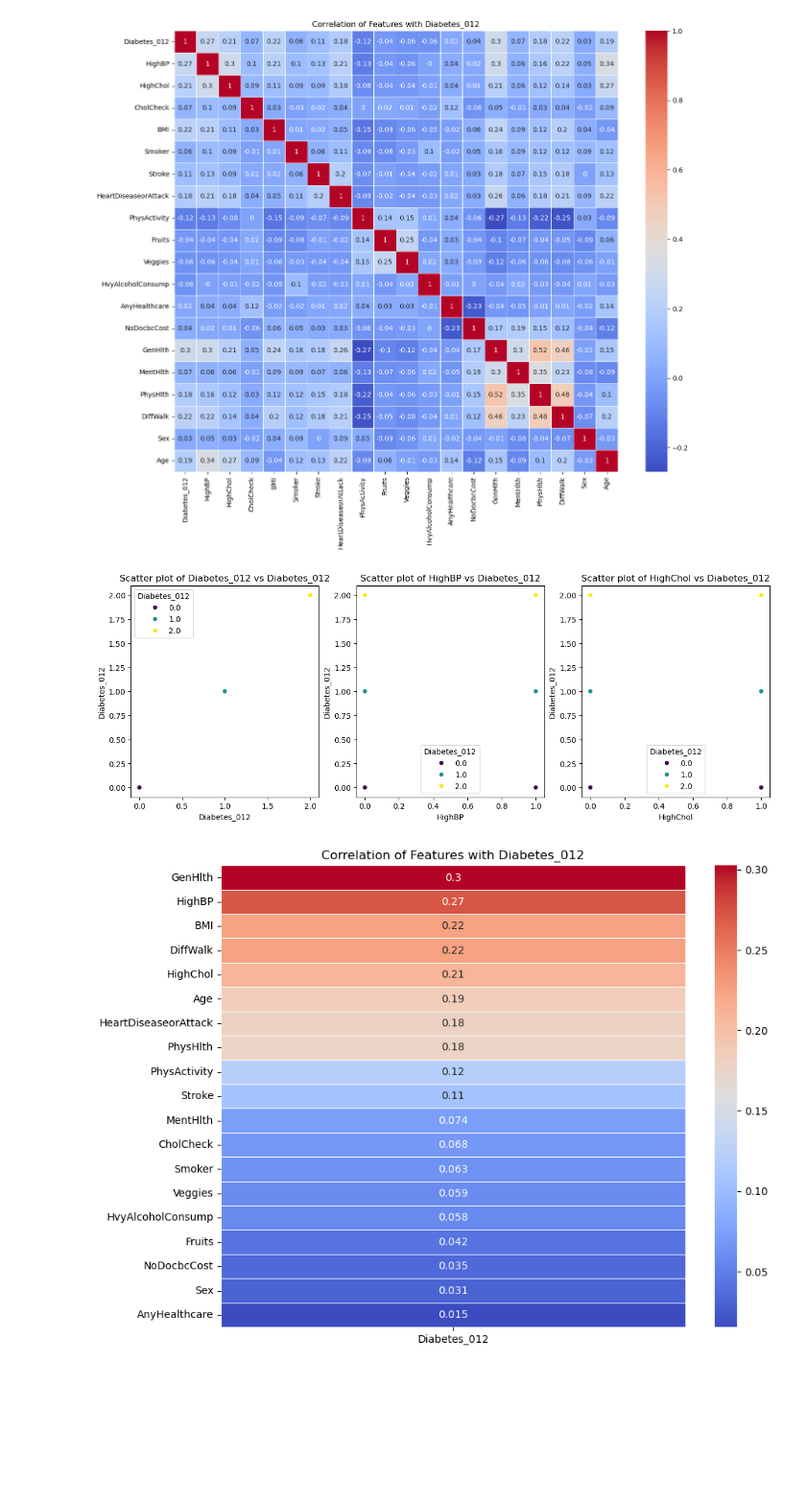
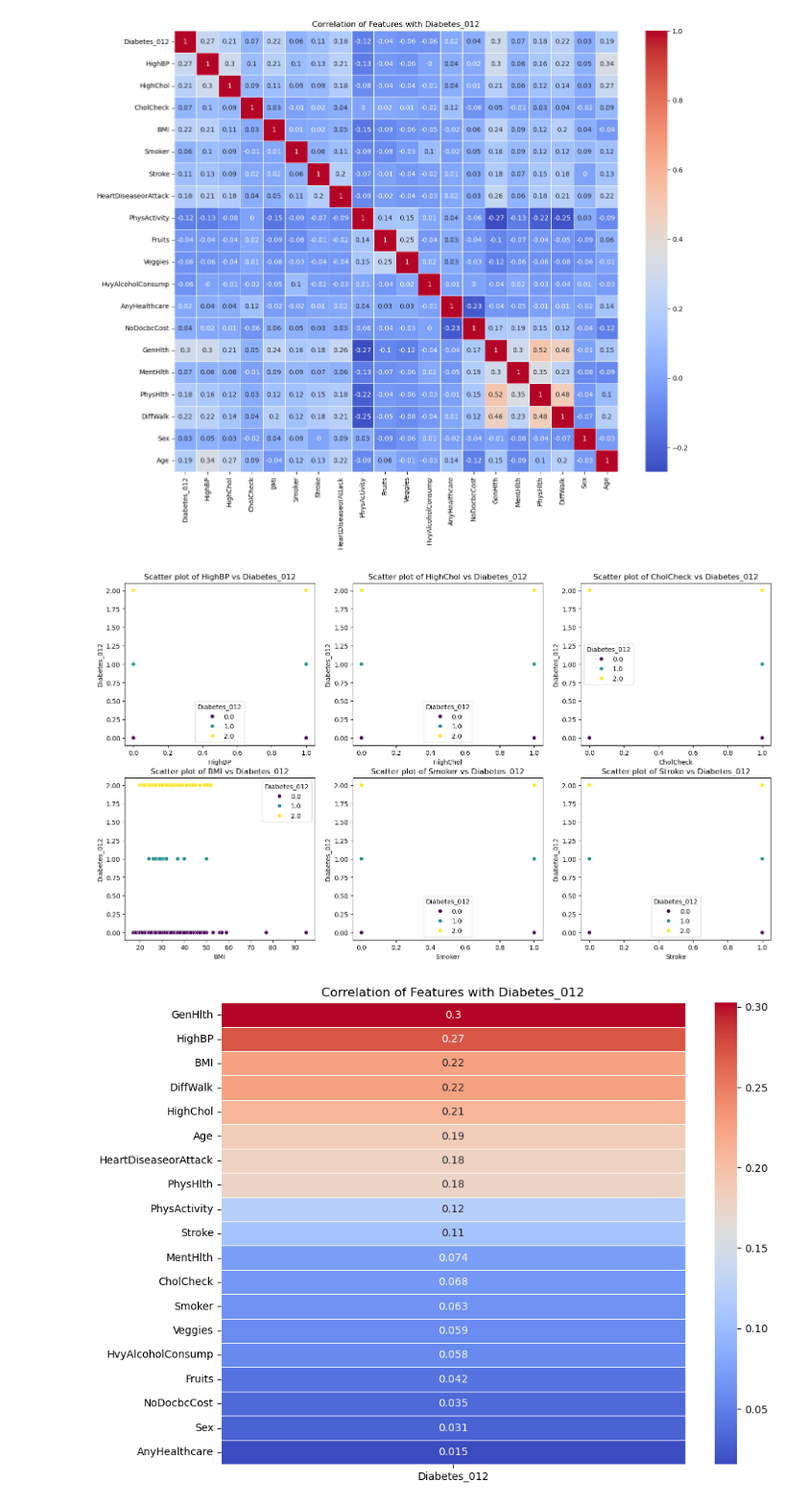
Before and after one commit to horse-3903/aws-wep-group-12, a Jupyter notebook: src/final.ipynb, the cells around one changed output. Shown at 96% size. Saved outputs shown, nothing was run; the diff lists cells and outputs as text; code cells hidden in the pictures; blank space fills up the shorter version.

Commit message:
v0.6.0
added visualisations
separated metrics markdown
updated results

```diff
--- a/src/final.ipynb
+++ b/src/final.ipynb
@@ -151,20 +160,24 @@ plt.show()
 [figure]
 # %%
 # Get the top 3 most correlated features with Diabetes_012
-top_features = corr.head(3).index
+top_features = corr.drop(labels=["Diabetes_012"], axis=0).head(6).index
 
-# Plot scatterplots for the top 3 features
-plt.figure(figsize=(15, 5))
+# Plot scatterplots for the top 6 features
+plt.figure(figsize=(18, 10))
+
 for i, feature in enumerate(top_features, 1):
-    plt.subplot(1, 3, i)
-    sns.scatterplot(data=df, x=feature, y='Diabetes_012', hue='Diabetes_012', palette='viridis')
+    plt.subplot(2, 3, i)
+
+    # Get top 1000 samples to avoid overplotting
+    sns.scatterplot(data=df.sample(1000), x=feature, y='Diabetes_012', hue='Diabetes_012', palette='viridis')
     plt.title(f'Scatter plot of {feature} vs Diabetes_012')
     plt.xlabel(feature)
     plt.ylabel('Diabetes_012')
 
+plt.savefig('../visualisations/top_features_scatterplots.png')
 plt.show()
 # %% [output]
-[figure, old version]
+[figure, new version]
 # %%
 # Correlation of Features with Diabetes_012
 clean_corr = corr[['Diabetes_012']].drop(labels=["Diabetes_012"], axis=0).map(lambda x: abs(x)).sort_values(by='Diabetes_012', ascending=False)
```
Also changed, not shown: parts of 18 cells of this notebook, 31 other files.
